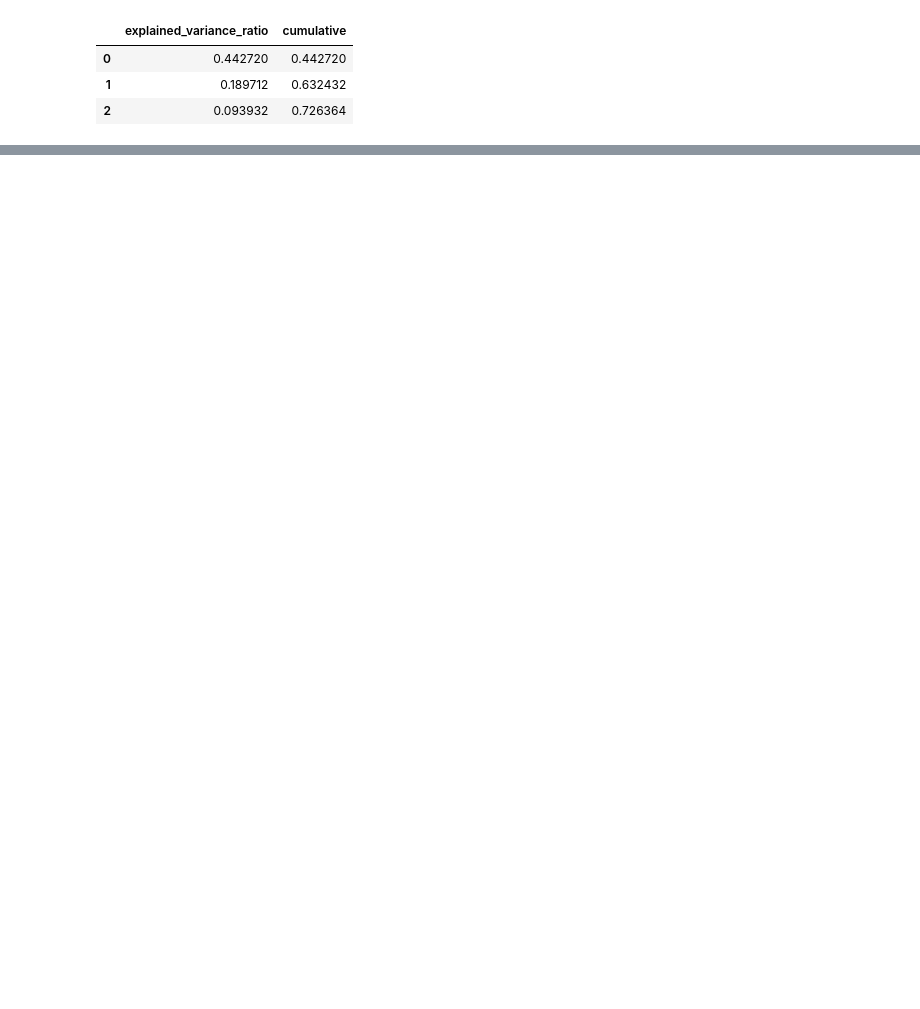
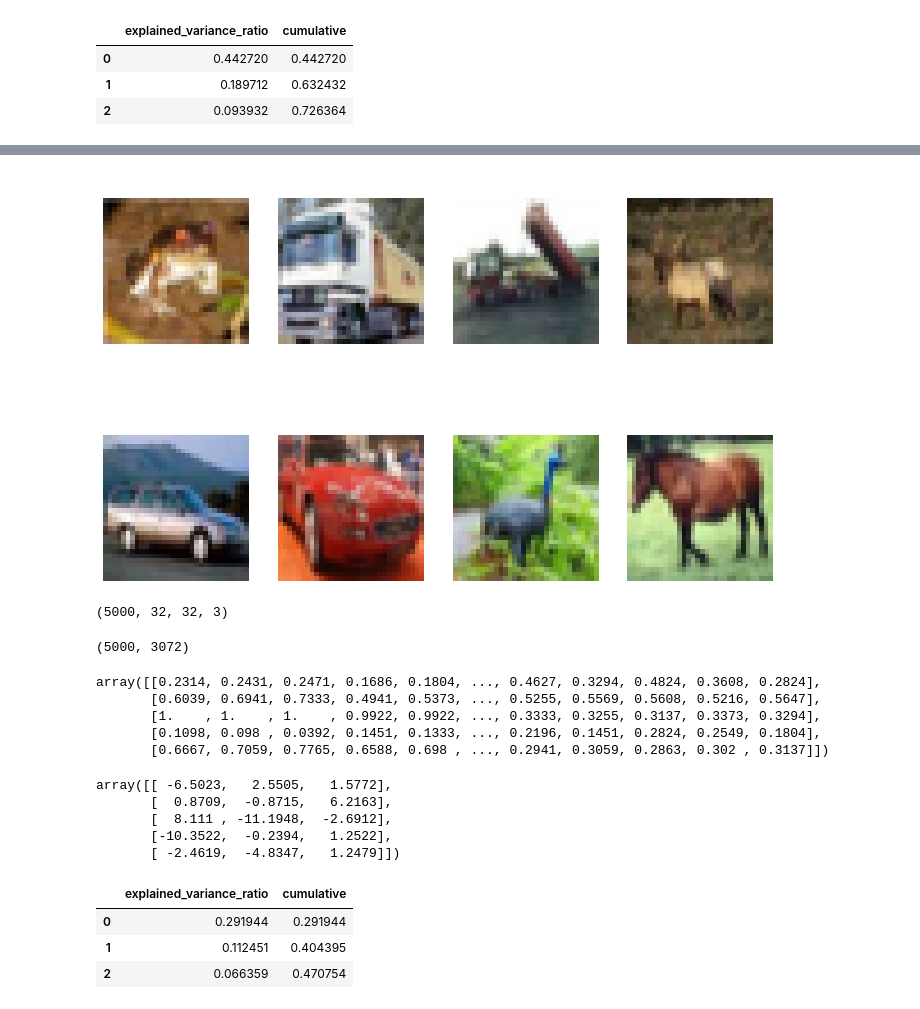
Before and after one commit to krakowiakpawel9/ml_course, a Jupyter notebook: ul/09_pca.ipynb, the cells around one changed output, grey strips where cells are left out. Drawn from its saved outputs; the diff is of its cells as text; code cells hidden in the pictures; blank space fills up the shorter version.

```diff
--- a/ul/09_pca.ipynb
+++ b/ul/09_pca.ipynb
@@ -182,0 +348,10 @@ px.scatter_3d(pca_3, x='pca_1', y='pca_2', z='pca_3', color='class', symbol='cla
+# %%
+plt.figure(figsize=(12, 8))
+for i in range(8):
+    plt.subplot(240 + i + 1)
+    plt.imshow(X_train[i])
+    plt.title(targets[y_train[i][0]], color='white', fontsize=17)
+    plt.axis('off')
+plt.show()
+# %% [output]
+[figure, added]
@@ -182,0 +361,37 @@ px.scatter_3d(pca_3, x='pca_1', y='pca_2', z='pca_3', color='class', symbol='cla
+# %%
+X_train.shape
+# %% [output]
+(5000, 32, 32, 3)
+# %%
+X_train = X_train.reshape(-1, 32 * 32 * 3)
+X_train.shape
+# %% [output]
+(5000, 3072)
+# %%
+X_train[:5]
+# %% [output]
+array([[0.2314, 0.2431, 0.2471, 0.1686, 0.1804, ..., 0.4627, 0.3294, 0.4824, 0.3608, 0.2824],
+       [0.6039, 0.6941, 0.7333, 0.4941, 0.5373, ..., 0.5255, 0.5569, 0.5608, 0.5216, 0.5647],
+       [1.    , 1.    , 1.    , 0.9922, 0.9922, ..., 0.3333, 0.3255, 0.3137, 0.3373, 0.3294],
+       [0.1098, 0.098 , 0.0392, 0.1451, 0.1333, ..., 0.2196, 0.1451, 0.2824, 0.2549, 0.1804],
+       [0.6667, 0.7059, 0.7765, 0.6588, 0.698 , ..., 0.2941, 0.3059, 0.2863, 0.302 , 0.3137]])
+# %%
+pca = PCA(n_components=3)
+
+X_train_pca = pca.fit_transform(X_train)
+X_train_pca[:5]
+# %% [output]
+array([[ -6.5023,   2.5505,   1.5772],
+       [  0.8709,  -0.8715,   6.2163],
+       [  8.111 , -11.1948,  -2.6912],
+       [-10.3522,  -0.2394,   1.2522],
+       [ -2.4619,  -4.8347,   1.2479]])
+# %%
+results = pd.DataFrame(data={'explained_variance_ratio': pca.explained_variance_ratio_})
+results['cumulative'] = results['explained_variance_ratio'].cumsum()
+results
+# %% [output]
+|  | explained_variance_ratio | cumulative |
+| 0 | 0.291944 | 0.291944 |
+| 1 | 0.112451 | 0.404395 |
+| 2 | 0.066359 | 0.470754 |
```
Also changed, not shown: parts of 35 cells of this notebook.
